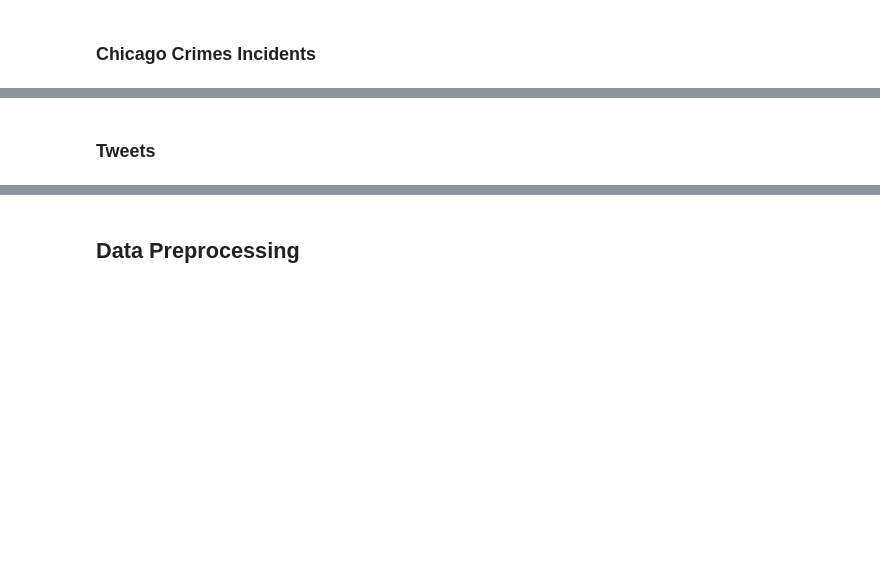
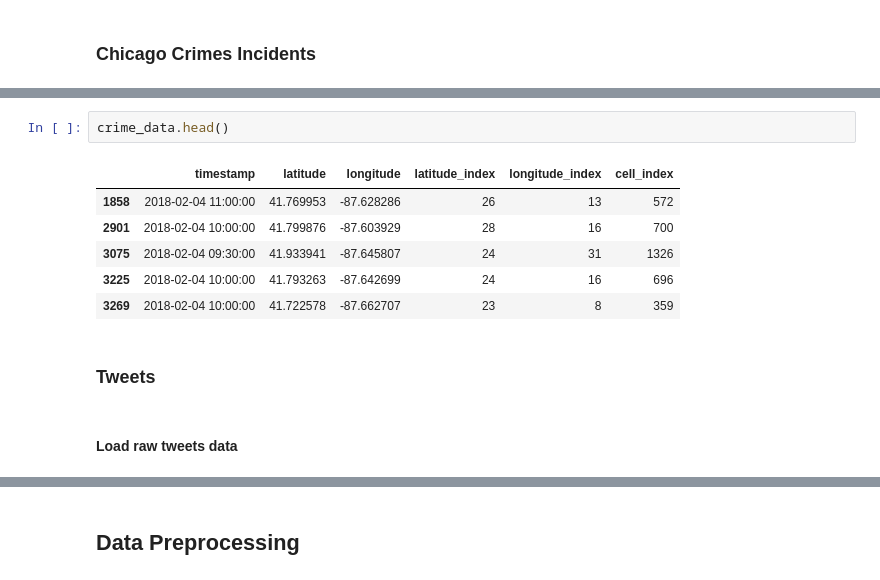
Before and after one commit to kstrauch94/Crime-Prediction-with-Tweets, a Jupyter notebook: pipeline/Pipeline.ipynb, the cells around one changed output, grey strips where cells are left out. Drawn from its saved outputs; the diff is of its cells as text; blank space fills up the shorter version.

```diff
--- a/pipeline/Pipeline.ipynb
+++ b/pipeline/Pipeline.ipynb
@@ -15,2 +124,13 @@ import pandas as pd
+# %%
+crime_data.head()
+# %% [output]
+|  | timestamp | latitude | longitude | latitude_index | longitude_index | cell_index |
+| 1858 | 2018-02-04 11:00:00 | 41.769953 | -87.628286 | 26 | 13 | 572 |
+| 2901 | 2018-02-04 10:00:00 | 41.799876 | -87.603929 | 28 | 16 | 700 |
+| 3075 | 2018-02-04 09:30:00 | 41.933941 | -87.645807 | 24 | 31 | 1326 |
+| 3225 | 2018-02-04 10:00:00 | 41.793263 | -87.642699 | 24 | 16 | 696 |
+| 3269 | 2018-02-04 10:00:00 | 41.722578 | -87.662707 | 23 | 8 | 359 |
 # %% [markdown]
 ### Tweets
+# %% [markdown]
+#### Load raw tweets data
```
Also changed, not shown: parts of 44 cells of this notebook, 1 other file.
